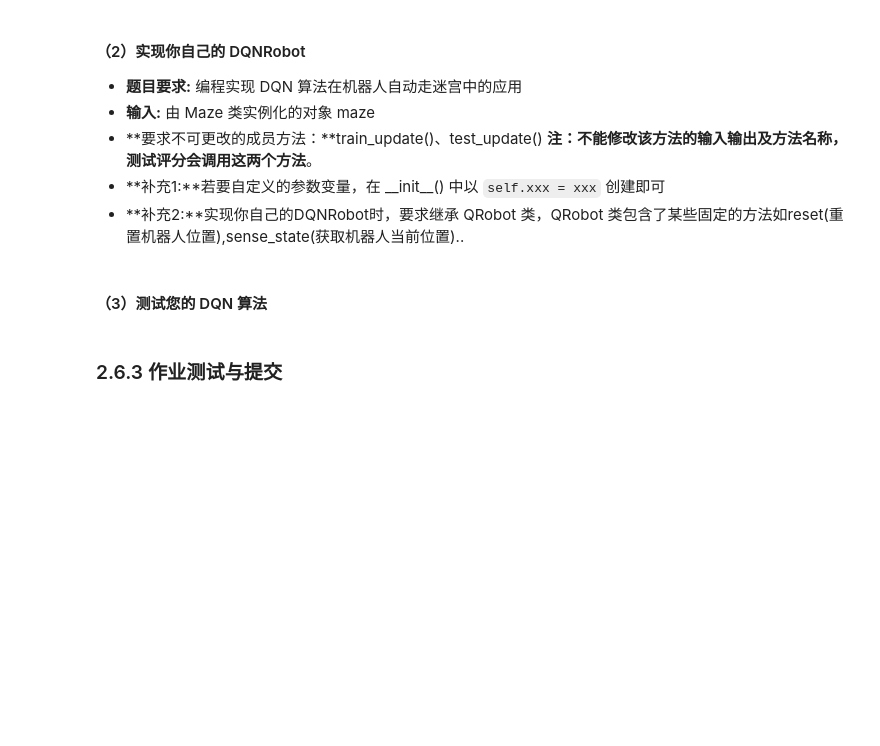
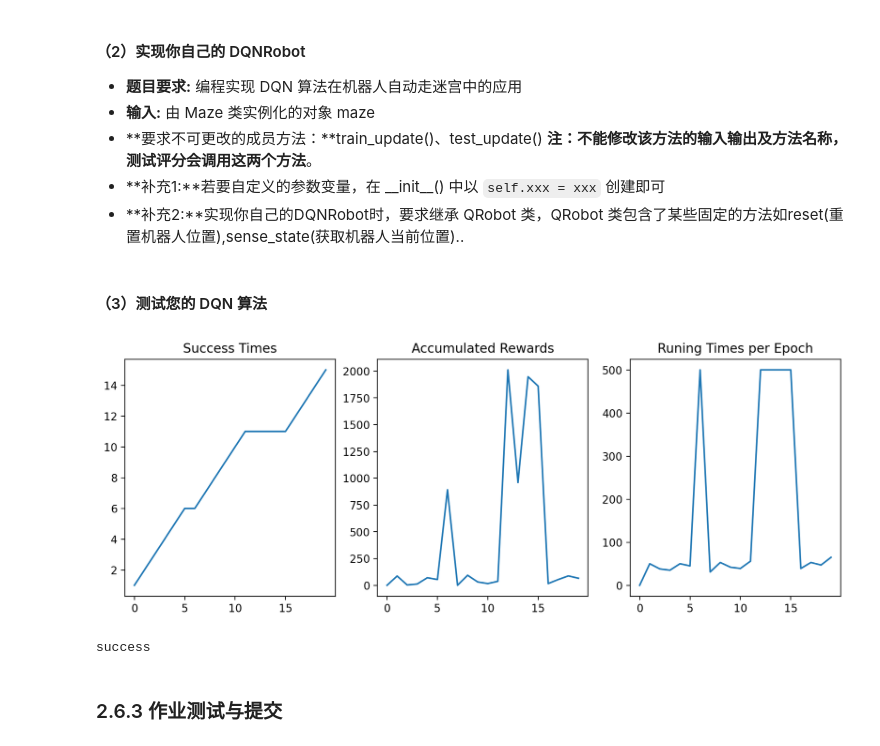
Before and after one commit to Wuty-zju/zju_ai_sys, a Jupyter notebook: robot_walking_maze/main.ipynb, the cells around one changed output. Drawn from its saved outputs; the diff is of its cells as text; code cells hidden in the pictures; blank space fills up the shorter version.

```diff
--- a/robot_walking_maze/main.ipynb
+++ b/robot_walking_maze/main.ipynb
@@ -625,23 +762,35 @@ class Robot(QRobot):
 # %%
 from QRobot import QRobot
 from Maze import Maze
 from Runner import Runner
 
 """  Deep Qlearning 算法相关参数： """
 
-epoch = 10  # 训练轮数
-maze_size = 5  # 迷宫size
-training_per_epoch=int(maze_size * maze_size * 1.5)
+epoch = 20 # 训练轮数
+maze_size = 10  # 迷宫size
+training_per_epoch=int(maze_size * maze_size * 5)
 
 """ 使用 DQN 算法训练 """
-
-g = Maze(maze_size=maze_size)
-r = Robot(g)
-runner = Runner(r)
+maze = Maze(maze_size=maze_size)
+robot = Robot(maze)
+runner = Runner(robot)
 runner.run_training(epoch, training_per_epoch)
 
 # 生成训练过程的gif图, 建议下载到本地查看；也可以注释该行代码，加快运行速度。
-runner.generate_gif(filename="results/dqn_size10.gif")
+# runner.generate_gif(filename="results/dqn_size10.gif")
+runner.plot_results()
+
+"""Test Robot"""
+robot.reset()
+for _ in range(25):
+    a, r = robot.test_update()
+#     print("action:", a, "reward:", r)
+    if r == maze.reward["destination"]:
+        print("success")
+        break
+# %% [output]
+[figure, added]
+success
 # %% [markdown]
 ### 2.6.3 作业测试与提交
 # %% [markdown]
```
Also changed, not shown: parts of 12 cells of this notebook, 7 other files.
